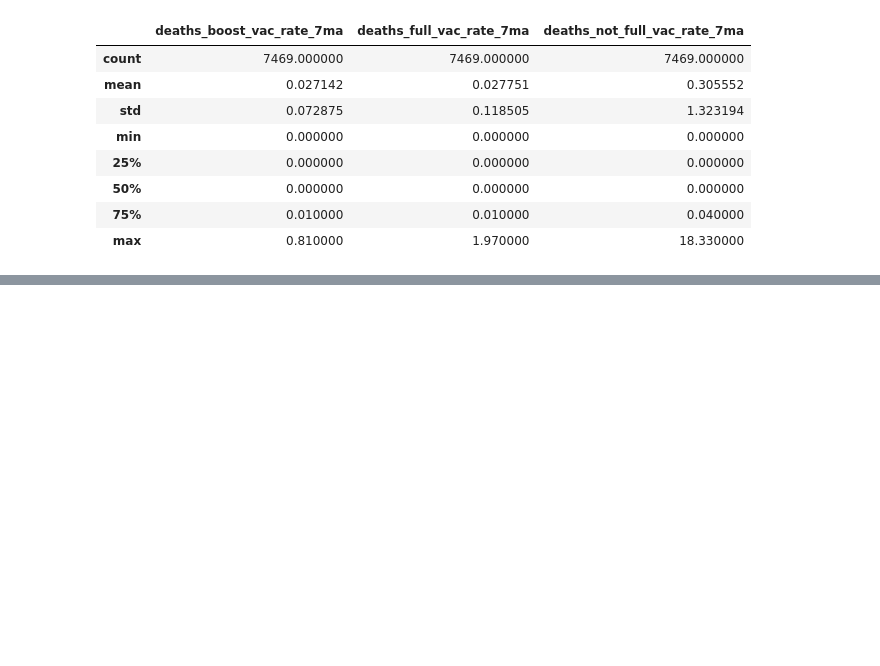
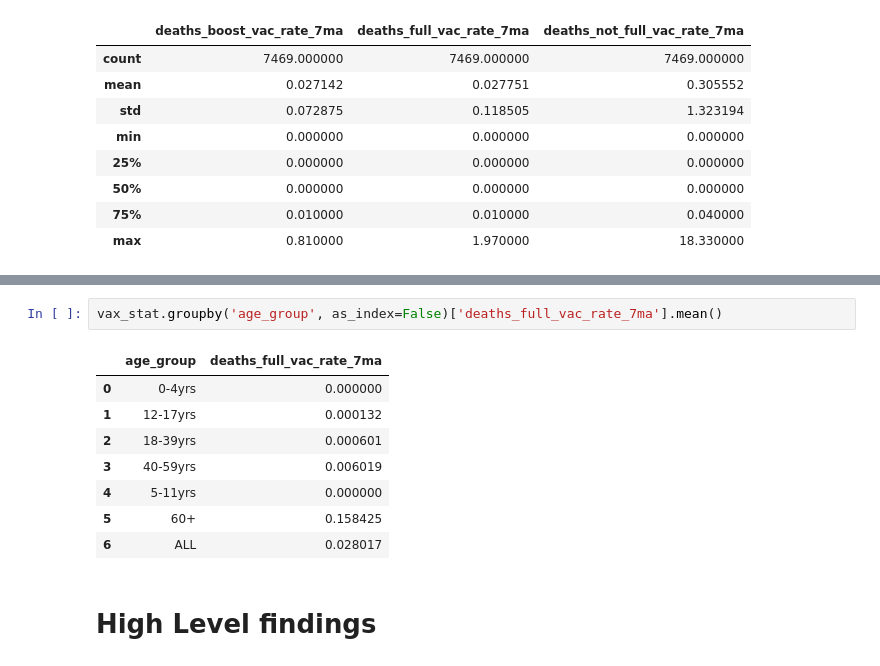
Before and after one commit to theradishqueen/ai4ph-2024-assignment, a Jupyter notebook: AI4PH_assignment.ipynb, the cells around one changed output, grey strips where cells are left out. Drawn from its saved outputs; the diff is of its cells as text; blank space fills up the shorter version.

```diff
--- a/AI4PH_assignment.ipynb
+++ b/AI4PH_assignment.ipynb
@@ -109,0 +130,13 @@ vax_stat.describe()
+# %%
+vax_stat.groupby('age_group', as_index=False)['deaths_full_vac_rate_7ma'].mean()
+# %% [output]
+|  | age_group | deaths_full_vac_rate_7ma |
+| 0 | 0-4yrs | 0.000000 |
+| 1 | 12-17yrs | 0.000132 |
+| 2 | 18-39yrs | 0.000601 |
+| 3 | 40-59yrs | 0.006019 |
+| 4 | 5-11yrs | 0.000000 |
+| 5 | 60+ | 0.158425 |
+| 6 | ALL | 0.028017 |
+# %% [markdown]
+# High Level findings
```
Also changed, not shown: parts of 13 cells of this notebook.
